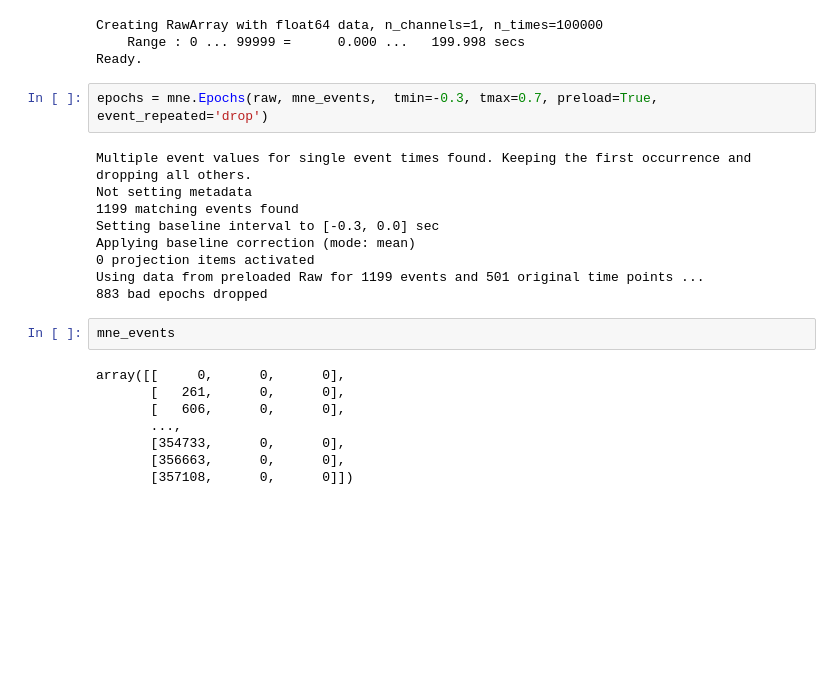
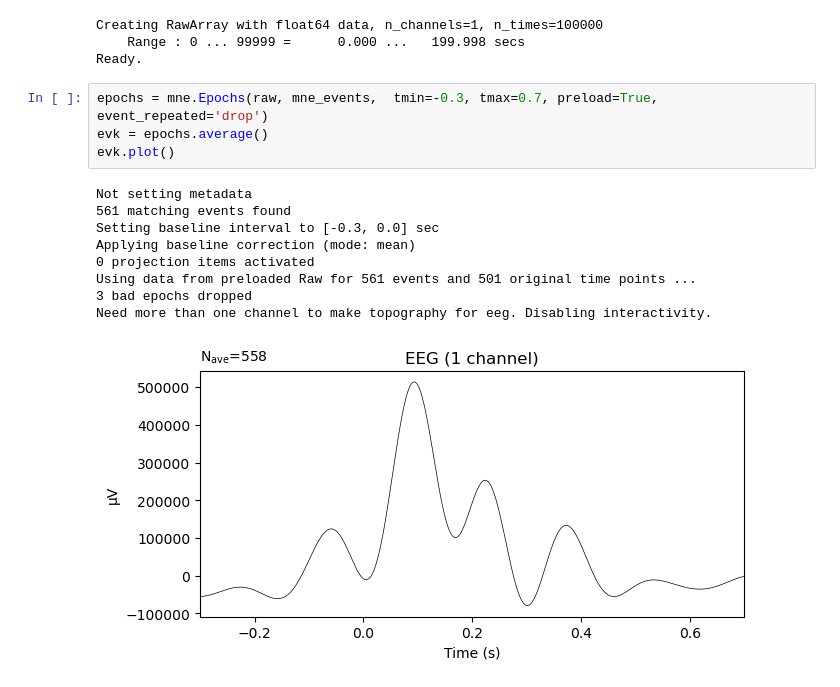
Before and after one commit to incubodac/PyDeconv, a Jupyter notebook: test_and_sims.ipynb, the cells around one changed output. Drawn from its saved outputs; the diff is of its cells as text; blank space fills up the shorter version.

```diff
--- a/test_and_sims.ipynb
+++ b/test_and_sims.ipynb
@@ -135,25 +139,18 @@ Creating RawArray with float64 data, n_channels=1, n_times=100000
 Ready.
 # %%
 epochs = mne.Epochs(raw, mne_events,  tmin=-0.3, tmax=0.7, preload=True, event_repeated='drop')
+evk = epochs.average()
+evk.plot()
 # %% [output]
-Multiple event values for single event times found. Keeping the first occurrence and dropping all others.
 Not setting metadata
-1199 matching events found
+561 matching events found
 Setting baseline interval to [-0.3, 0.0] sec
 Applying baseline correction (mode: mean)
 0 projection items activated
-Using data from preloaded Raw for 1199 events and 501 original time points ...
-883 bad epochs dropped
+Using data from preloaded Raw for 561 events and 501 original time points ...
+3 bad epochs dropped
+Need more than one channel to make topography for eeg. Disabling interactivity.
+[figure, added]
-# %%
-mne_events
-# %% [output]
-array([[     0,      0,      0],
-       [   261,      0,      0],
-       [   606,      0,      0],
-       ...,
-       [354733,      0,      0],
-       [356663,      0,      0],
-       [357108,      0,      0]])
 # %%
 evts
 # %% [output]
```
Also changed, not shown: parts of 12 cells of this notebook, 3 other files.
